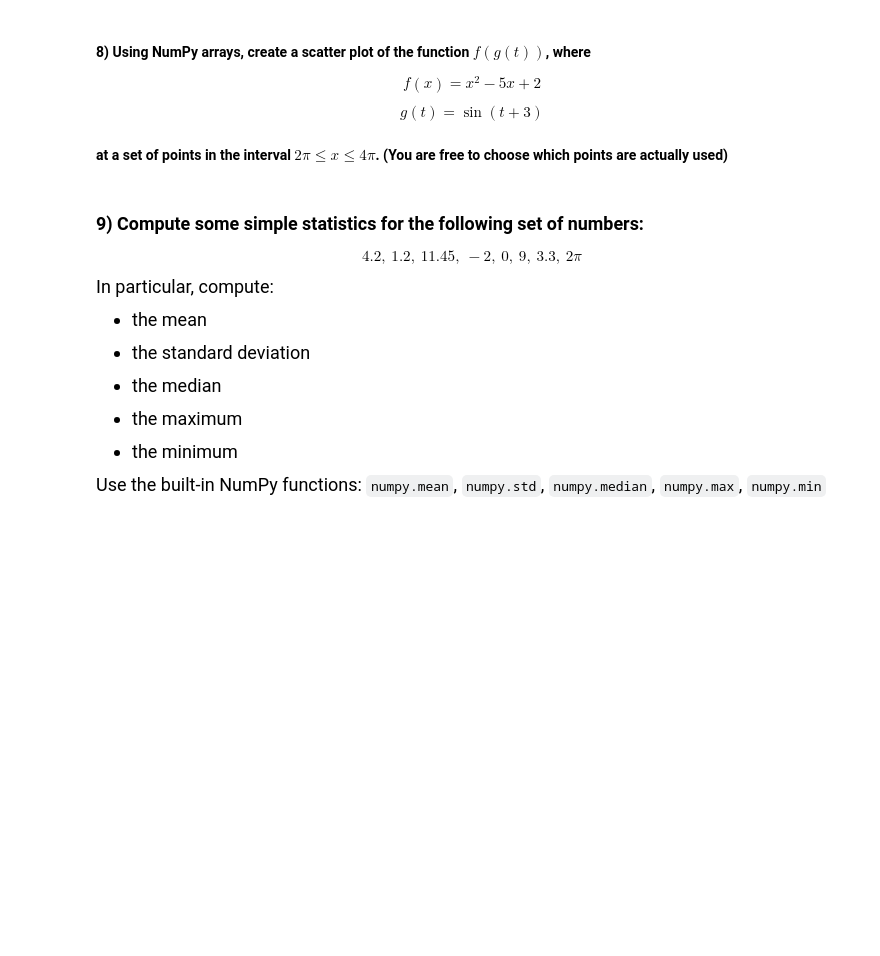
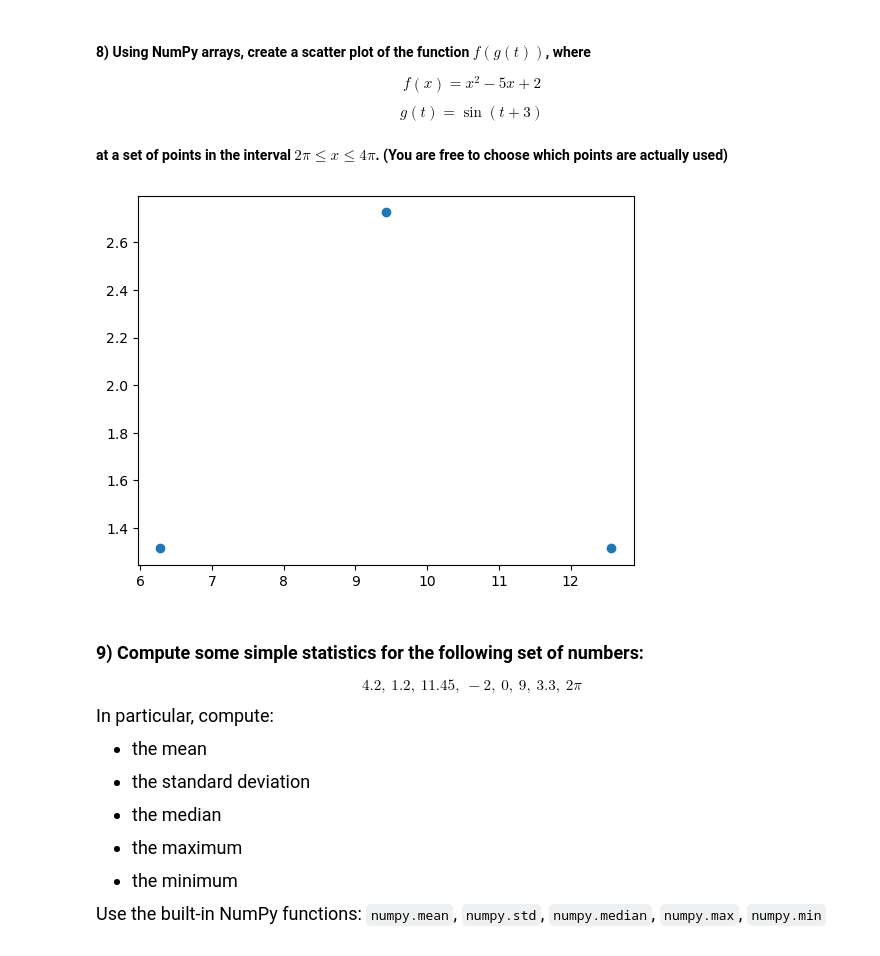
Before and after one commit to yjprk/datasci151spring2026, a Jupyter notebook: notes/lecture_06/yejee lecture 6 /lecture_06.ipynb, the cells around one changed output. Cells and saved outputs as stored; diff of their text form; code cells hidden in the pictures; blank space fills up the shorter version.

```diff
--- a/notes/lecture_06/yejee lecture 6 /lecture_06.ipynb
+++ b/notes/lecture_06/yejee lecture 6 /lecture_06.ipynb
@@ -522,6 +582,14 @@ $$ g(t) = \sin(t + 3) $$
 #### at a set of points in the interval $2\pi \leq x \leq 4\pi$. (You are free to choose which points are actually used)
 # %%
 # your code here
+x_vals = [2*np.pi, 3*np.pi, 4*np.pi]
+x_vals = np.array(x_vals)
+g = np.sin(x_vals + 3)
+f = (g**2) - (5*g) + 2
+plt.scatter(x=x_vals, y=f)
+plt.show()
+# %% [output]
+[figure, added]
 # %% [markdown]
 ### **9)** Compute some simple statistics for the following set of numbers:
 
```
Also changed, not shown: parts of 12 cells of this notebook.
